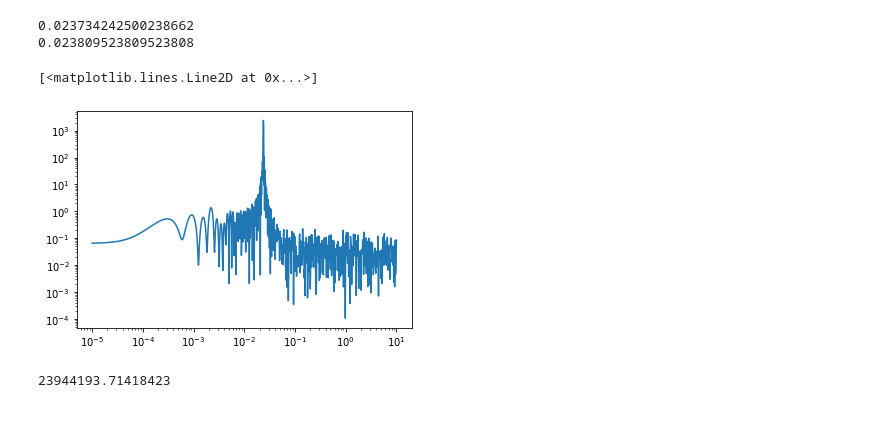
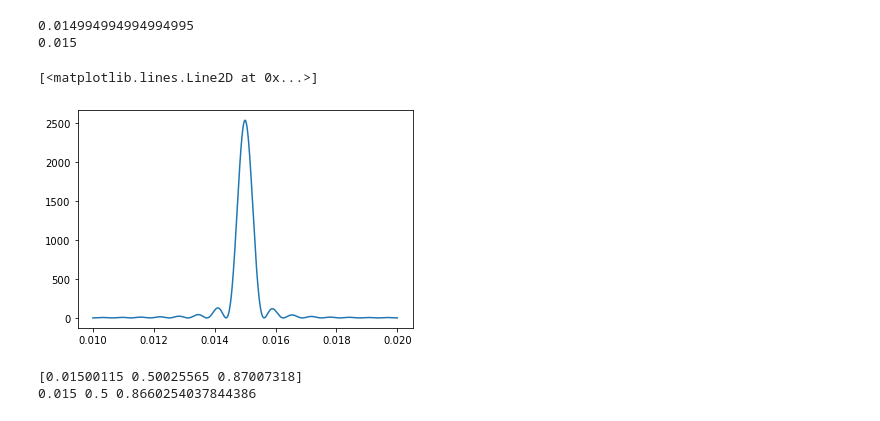
Before and after one commit to jacopok/notes, a Jupyter notebook: ap_third_semester/astrostat_homework/exercise_10.ipynb, the cells around one changed output. Drawn from its saved outputs; the diff is of its cells as text; code cells hidden in the pictures.

```diff
--- a/ap_third_semester/astrostat_homework/exercise_10.ipynb
+++ b/ap_third_semester/astrostat_homework/exercise_10.ipynb
@@ -1,7 +1,7 @@
 # %%
 N = 10000
 t = np.arange(N)
-omega_true = 1/42
+omega_true = 0.015
 sigma = 0.2
 B1_true = 1/2
 B2_true = np.sqrt(3/4)
@@ -10,21 +10,17 @@ rng = np.random.default_rng(seed=42)
 noise = rng.standard_normal(size=N) * sigma
 signal = B1_true * np.cos(omega_true * t) + B2_true * np.sin(omega_true * t) + noise
 # %%
-omegas = np.logspace(-5, 1, num=1000)
+omegas = np.linspace(0.01, 0.02, num=1000)
 R1 = np.sum(signal[np.newaxis, :] * np.cos(omegas[:, np.newaxis] * t[np.newaxis, :]), axis=1)
 R2 = np.sum(signal[np.newaxis, :] * np.sin(omegas[:, np.newaxis] * t[np.newaxis, :]), axis=1)
 square_error = (R1**2 + R2**2) / N
 print(omegas[np.argmax(square_error)])
 print(omega_true)
 # %% [output]
-0.023734242500238662
-0.023809523809523808
+0.014994994994994995
+0.015
 # %%
-plt.loglog(omegas, (R1**2 + R2**2) / N)
+plt.plot(omegas, (R1**2 + R2**2) / N)
 # %% [output]
 [<matplotlib.lines.Line2D at 0x...>]
-[figure, old version]
+[figure, new version]
-# %%
-max(R1**2 + R2**2)
-# %% [output]
-23944193.71418423
@@ -30,0 +36,6 @@ max(R1**2 + R2**2)
+# %%
+print(res.x)
+print(omega_true, B1_true, B2_true)
+# %% [output]
+[0.01500115 0.50025565 0.87007318]
+0.015 0.5 0.8660254037844386
```
Also changed, not shown: parts of 2 cells of this notebook, 6 other files.
